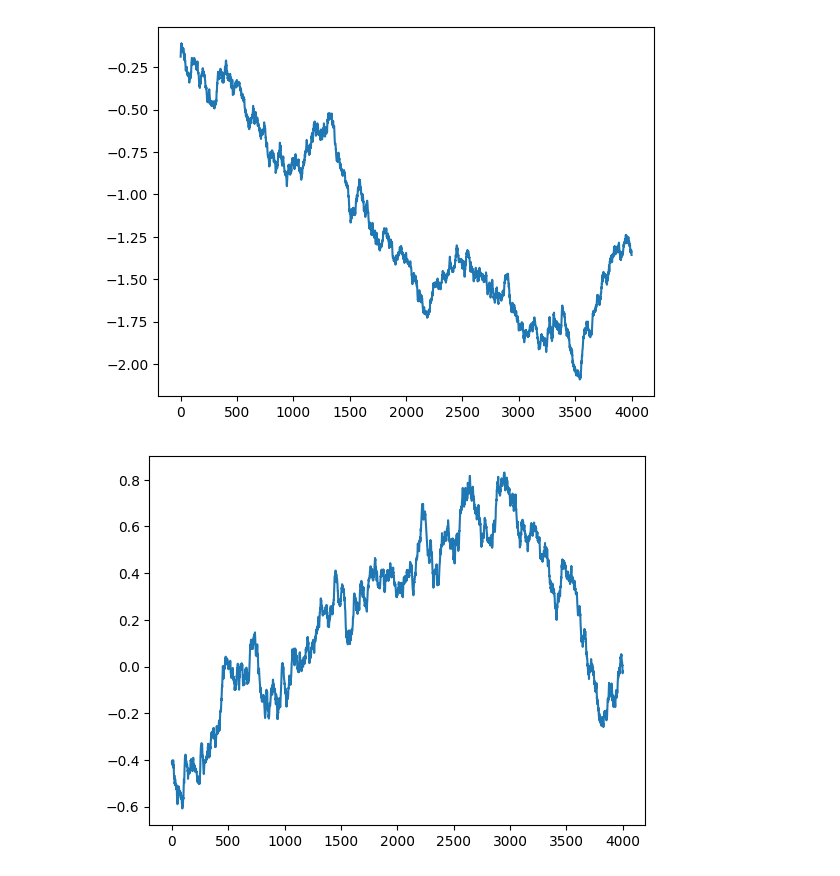
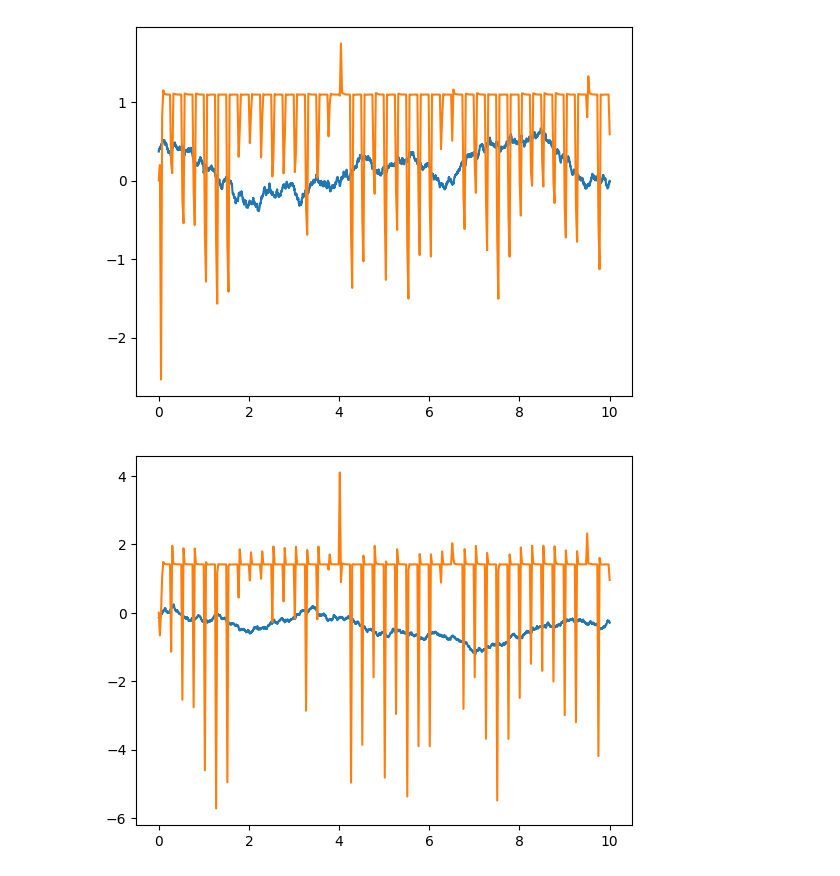
Before and after one commit to LumbaBalumba/DGSP, a Jupyter notebook: pg/traj.ipynb, the cells around one changed output. Saved outputs shown, nothing was run; the diff lists cells and outputs as text; code cells hidden in the pictures.

```diff
--- a/pg/traj.ipynb
+++ b/pg/traj.ipynb
@@ -4,10 +4,16 @@ import matplotlib.pyplot as plt
 import numpy as np
 # %%
 traj = np.load('../data/traj/0.npy')
+# %%
+traj_est = np.load('../data/estimate/ukf/traj/0.npy')
+# %%
+t1 = np.linspace(0, 10.0, len(traj))
+t2 = np.linspace(0, 10.0, len(traj_est))
 # %%
 for i in range(4):
-    plt.plot(traj[:, i])
+    plt.plot(t1, traj[:, i])
+    plt.plot(t2, traj_est[:, i])
     plt.show()
 # %% [output]
-[figure, old version]
+[figure, new version]
-[figure, old version]
+[figure, new version]
```
Also changed, not shown: parts of 1 cell of this notebook, 3 other files.
